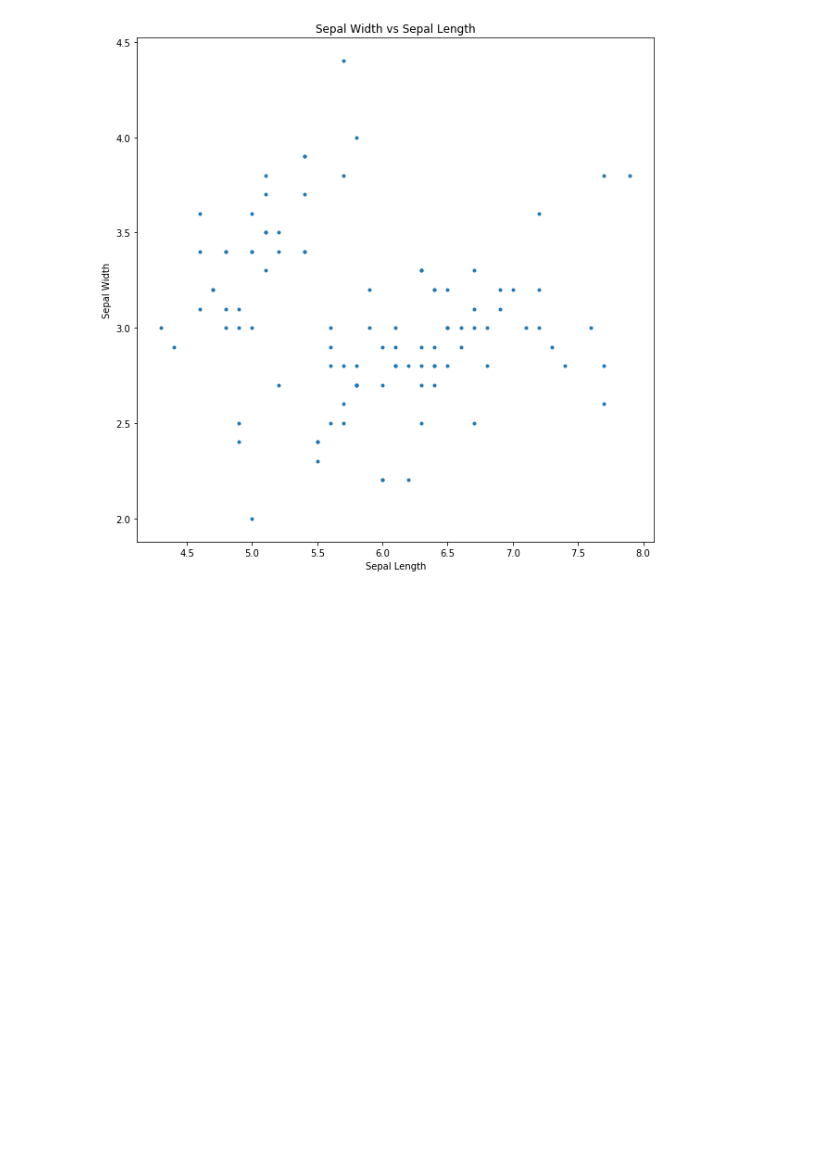
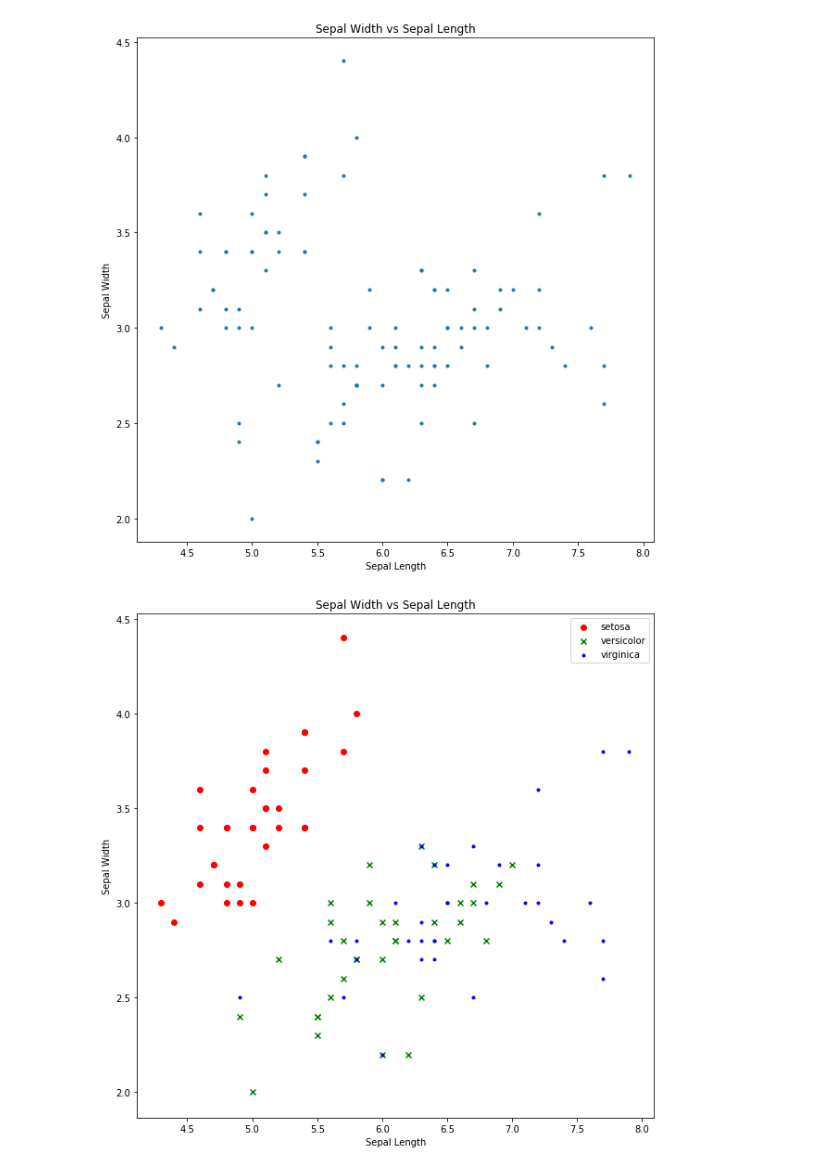
Before and after one commit to greall2/Jupyter-Pyplot-Numpy-Problem-Sheet, a Jupyter notebook: Solutions/Solution.ipynb, the cells around one changed output. Drawn from its saved outputs; the diff is of its cells as text; code cells hidden in the pictures; blank space fills up the shorter version.

```diff
--- a/Solutions/Solution.ipynb
+++ b/Solutions/Solution.ipynb
@@ -59,3 +59,35 @@ pl.ylabel('Sepal Width')
 pl.show()
 # %% [output]
 [figure]
+# %%
+import matplotlib.pyplot as pl
+import matplotlib.patches as p
+
+#setting the size of the graph
+pl.rcParams['figure.figsize'] = (10.0, 10.0)
+
+# adapted from https://stackoverflow.com/questions/19385639/duplicate-items-in-legend-in-matplotlib
+s, vc, v = False, False, False
+
+#plotting colours for each type of class
+
+for i in range(len(classes)):
+    if classes[i] == 'setosa':
+        pl.scatter(sepalLength[i], sepalWidth[i], color='r',marker='o', label="setosa" if s == False else "")
+        s = True
+    elif classes[i] == 'versicolor':
+        pl.scatter(sepalLength[i], sepalWidth[i], color='g',marker='x', label="versicolor" if vc == False else "")
+        vc = True
+    elif classes[i] == 'virginica':
+        pl.scatter(sepalLength[i], sepalWidth[i], color='b',marker='.', label="virginica" if v == False else "")
+        v = True
+
+
+# L
+pl.title('Sepal Width vs Sepal Length')
+pl.xlabel('Sepal Length')
+pl.ylabel('Sepal Width')
+pl.legend()
+pl.show()
+# %% [output]
+[figure, added]
```
